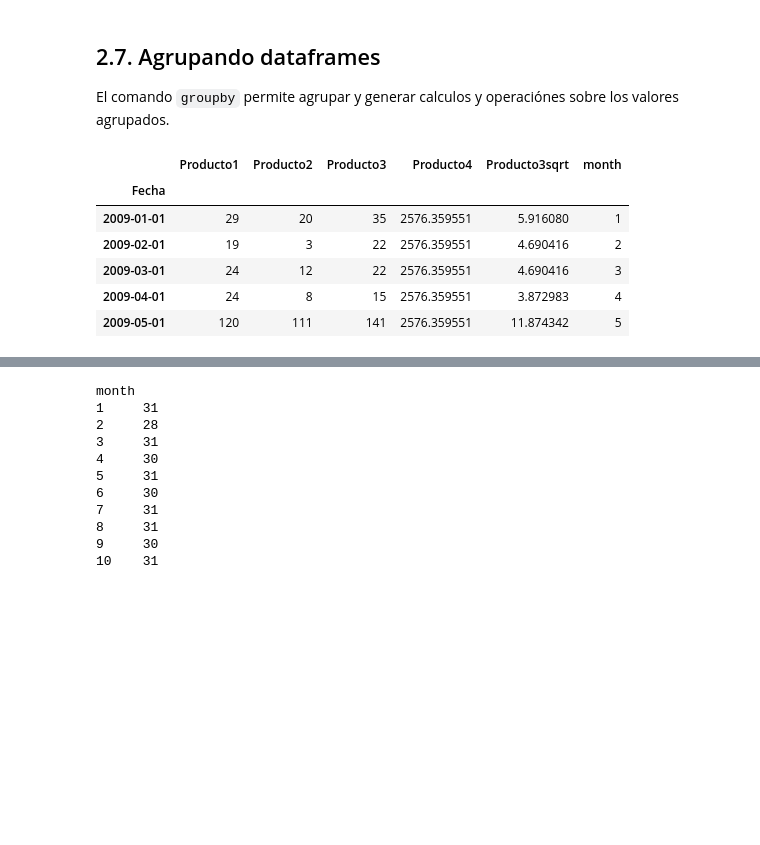
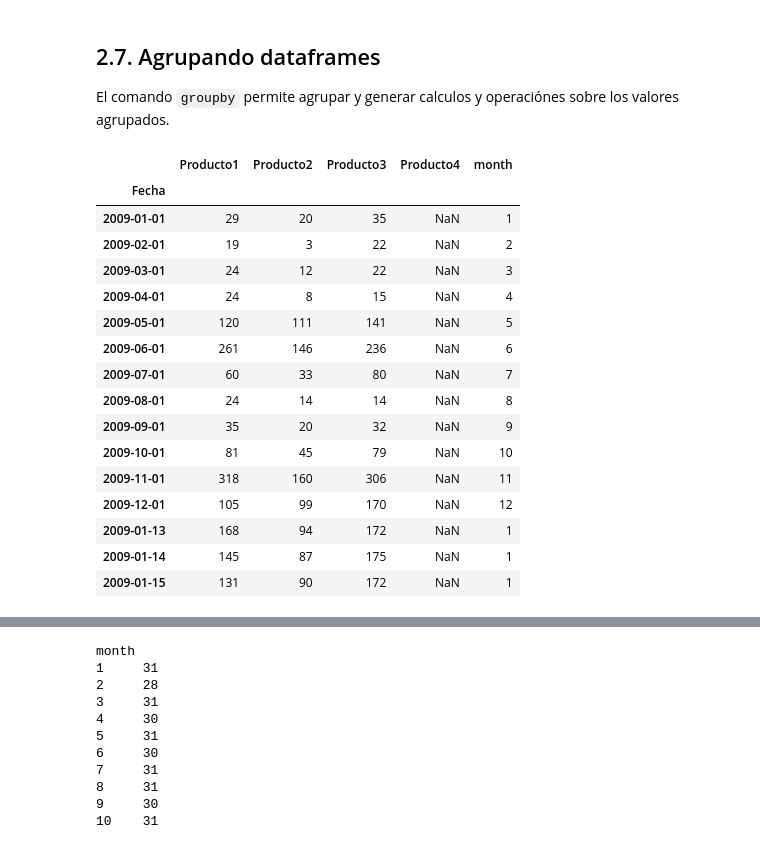
Before and after one commit to darioblandon/Curso1, a Jupyter notebook: S3/s03.ipynb, the cells around one changed output, grey strips where cells are left out. Saved outputs shown, nothing was run; the diff lists cells and outputs as text; code cells hidden in the pictures; blank space fills up the shorter version.

```diff
--- a/S3/s03.ipynb
+++ b/S3/s03.ipynb
@@ -487,15 +528,25 @@ df.apply(np.sum, axis=0).plot(kind='pie')
 El comando `groupby` permite agrupar y generar calculos y operaciónes sobre los valores agrupados.
 # %%
 df["month"] = [i.month for i in df.index]
-df.head()
+df.head(15)
 # %% [output]
-|  | Producto1 | Producto2 | Producto3 | Producto4 | Producto3sqrt | month |
-| Fecha |  |  |  |  |  |  |
-| 2009-01-01 | 29 | 20 | 35 | 2576.359551 | 5.916080 | 1 |
-| 2009-02-01 | 19 | 3 | 22 | 2576.359551 | 4.690416 | 2 |
-| 2009-03-01 | 24 | 12 | 22 | 2576.359551 | 4.690416 | 3 |
-| 2009-04-01 | 24 | 8 | 15 | 2576.359551 | 3.872983 | 4 |
-| 2009-05-01 | 120 | 111 | 141 | 2576.359551 | 11.874342 | 5 |
+|  | Producto1 | Producto2 | Producto3 | Producto4 | month |
+| Fecha |  |  |  |  |  |
+| 2009-01-01 | 29 | 20 | 35 | NaN | 1 |
+| 2009-02-01 | 19 | 3 | 22 | NaN | 2 |
+| 2009-03-01 | 24 | 12 | 22 | NaN | 3 |
+| 2009-04-01 | 24 | 8 | 15 | NaN | 4 |
+| 2009-05-01 | 120 | 111 | 141 | NaN | 5 |
+| 2009-06-01 | 261 | 146 | 236 | NaN | 6 |
+| 2009-07-01 | 60 | 33 | 80 | NaN | 7 |
+| 2009-08-01 | 24 | 14 | 14 | NaN | 8 |
+| 2009-09-01 | 35 | 20 | 32 | NaN | 9 |
+| 2009-10-01 | 81 | 45 | 79 | NaN | 10 |
+| 2009-11-01 | 318 | 160 | 306 | NaN | 11 |
+| 2009-12-01 | 105 | 99 | 170 | NaN | 12 |
+| 2009-01-13 | 168 | 94 | 172 | NaN | 1 |
+| 2009-01-14 | 145 | 87 | 175 | NaN | 1 |
+| 2009-01-15 | 131 | 90 | 172 | NaN | 1 |
 # %%
 df.groupby("month").max()
 # %% [output]
```
Also changed, not shown: parts of 11 cells of this notebook.
